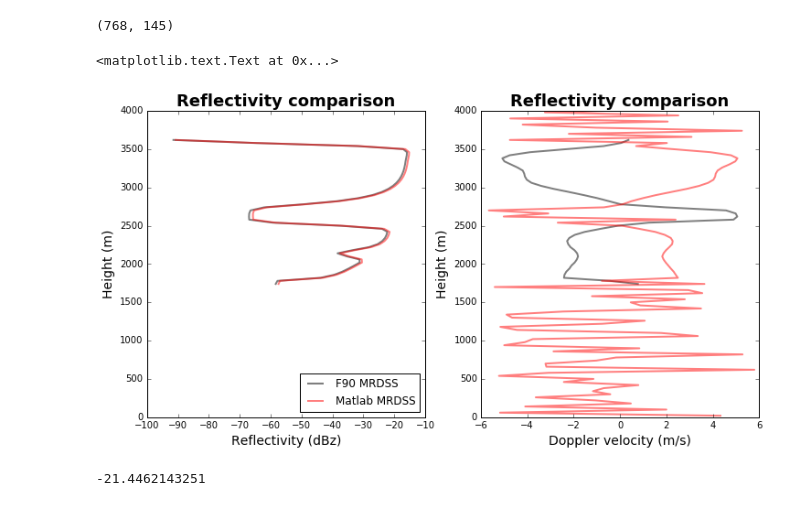
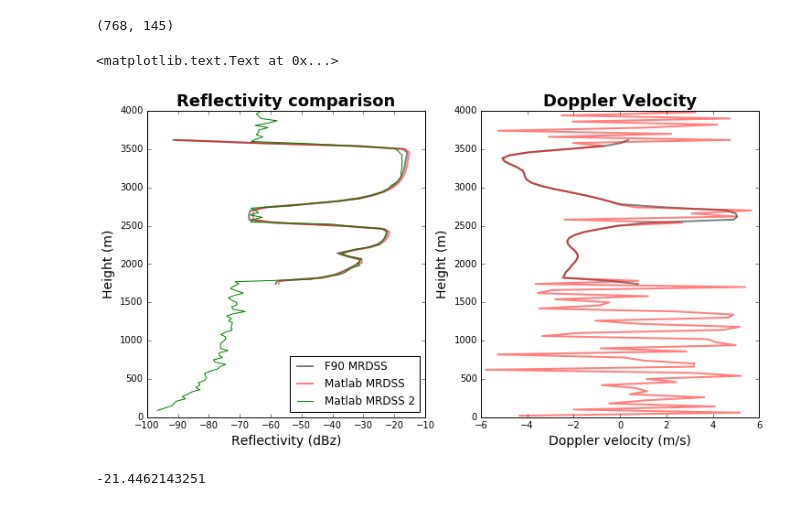
Before and after one commit to mvanlierwalq/IPy_NB_Public, a Jupyter notebook: plot_mrdss_out.ipynb, the cells around one changed output. Saved outputs shown, nothing was run; the diff lists cells and outputs as text; code cells hidden in the pictures.

```diff
--- a/plot_mrdss_out.ipynb
+++ b/plot_mrdss_out.ipynb
@@ -240,11 +240,12 @@ ds_fm = nc.variables['doppler_spectrum'][:,:]
 zc = nc.variables['height'][:]
 nc.close()
 # %%
-zd = np.ma.masked_where(zd==0,zd)
+ds_fm = np.ma.masked_where(ds_fm==0,ds_fm)
 fig = plt.figure(figsize=(8,6))
 ax  = fig.add_subplot(111)
 #plt.plot(vd, 10.*np.log10(zd*(vd[2]-vd[1])))
-plt.pcolormesh(vd,zc,10.*np.log10(zd*(vd[2]-vd[1])).T,cmap=cm.cubehelix_r,vmin=-100,vmax=-20)
+plt.pcolormesh(vd,zc,10.*np.log10(ds_fm*(vd[2]-vd[1])).T,cmap=cm.cubehelix_r,vmin=-100,vmax=-20)
+#plt.pcolormesh(vd,zc,10.*np.log10(ds_fm*(vd[2]-vd[1])).T,cmap=cm.cubehelix_r)
 ax.set_xlim(-5,15)
 #ax.set_xlim(vd.min(),vd.max())
 ax.set_ylim(0,4000)
@@ -288,24 +302,25 @@ for i in range(fp_dBz.shape[0]):
 # %%
 fig = plt.figure(figsize=(12,6))
 ax  = fig.add_subplot(121)
 ax.plot(fp_dBz,zc,'k',lw=2,label='F90 MRDSS',alpha=.5)
 ax.plot(dbz_mie[:,yidx,xidx],zd,'r',lw=2,label='Matlab MRDSS',alpha=.5)
+ax.plot(dbz_sim[:,yidx,xidx],zrd,'g',label='Matlab MRDSS 2')
 ax.set_xlabel('Reflectivity (dBz)',fontsize=14)
 ax.set_ylabel('Height (m)',fontsize=14)
 ax.legend(loc=4)
 ax.set_ylim(0,4000)
 plt.title('Reflectivity comparison',fontsize=18,fontweight='bold')
 
 ax  = fig.add_subplot(122)
 ax.plot(fp_mdv,zc,'k',lw=2,label='F90 MRDSS',alpha=.5)
-ax.plot(mdv[:,yidx,xidx],zd,'r',lw=2,label='Matlab MRDSS',alpha=.5)
+ax.plot(-mdv[:,yidx,xidx],zd,'r',lw=2,label='Matlab MRDSS',alpha=.5)
 ax.set_xlabel('Doppler velocity (m/s)',fontsize=14)
 ax.set_ylabel('Height (m)',fontsize=14)
 ax.set_ylim(0,4000)
 plt.title('Doppler Velocity',fontsize=18,fontweight='bold')
 # %% [output]
 <matplotlib.text.Text at 0x...>
-[figure, old version]
+[figure, new version]
 # %%
 print 10.*np.log10(zd.sum()*(vd[2]-vd[1]))
 # %% [output]
```
Also changed, not shown: parts of 6 cells of this notebook.
